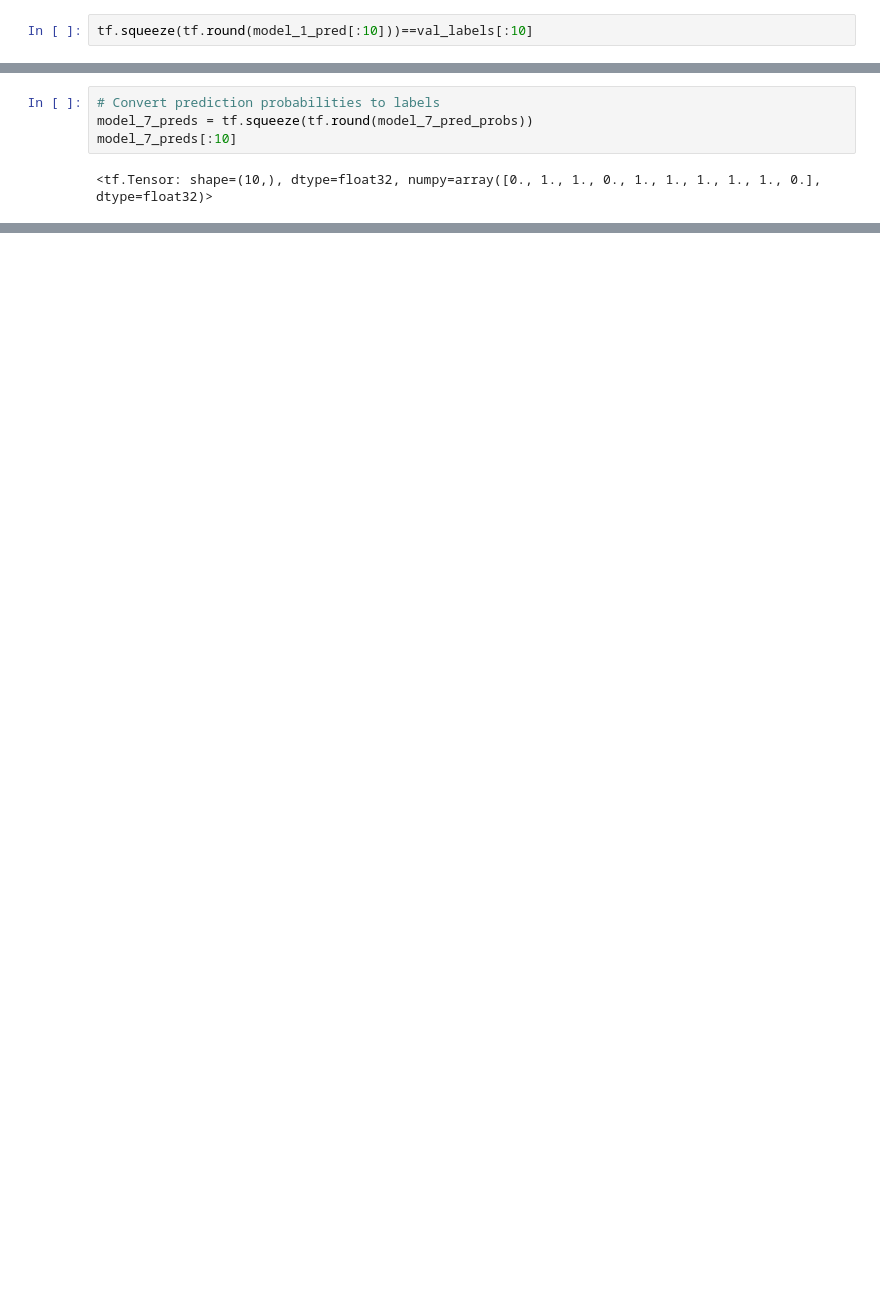
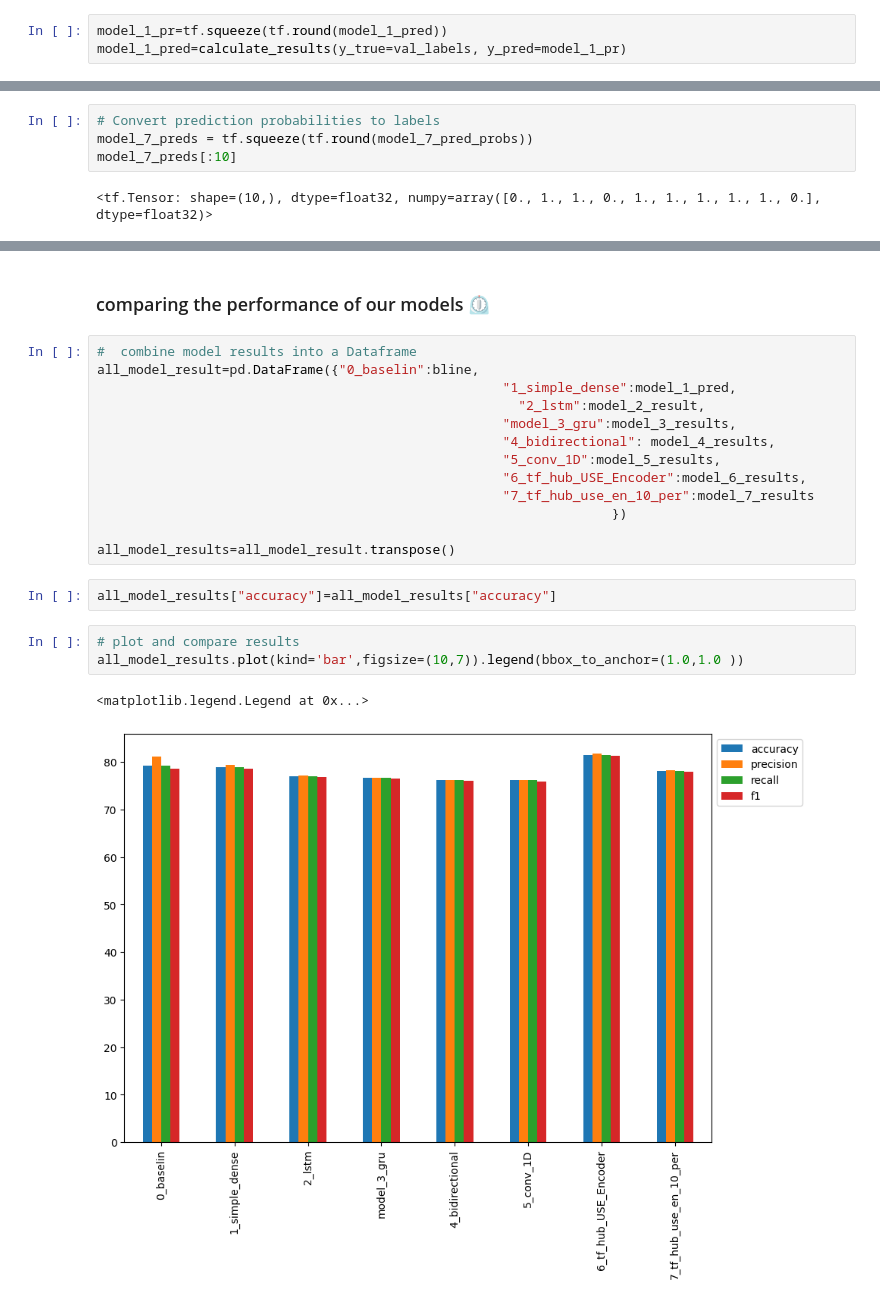
Before and after one commit to Henil21/Natural_Language_processing, a Jupyter notebook: NLP.ipynb, the cells around one changed output, grey strips where cells are left out. Cells and saved outputs as stored; diff of their text form; blank space fills up the shorter version.

```diff
--- a/NLP.ipynb
+++ b/NLP.ipynb
@@ -433,2 +433,3 @@ array([[0.4435298 ],
 # %%
-tf.squeeze(tf.round(model_1_pred[:10]))==val_labels[:10]
+model_1_pr=tf.squeeze(tf.round(model_1_pred))
+model_1_pred=calculate_results(y_true=val_labels, y_pred=model_1_pr)
@@ -1140,0 +1139,23 @@ model_7_results
+# %% [markdown]
+### comparing the performance of our models ⏲
+# %%
+#  combine model results into a Dataframe
+all_model_result=pd.DataFrame({"0_baselin":bline,
+                                                    "1_simple_dense":model_1_pred,
+                                                      "2_lstm":model_2_result,
+                                                    "model_3_gru":model_3_results,
+                                                    "4_bidirectional": model_4_results,
+                                                    "5_conv_1D":model_5_results,
+                                                    "6_tf_hub_USE_Encoder":model_6_results,
+                                                    "7_tf_hub_use_en_10_per":model_7_results
+                                                                  })
+
+all_model_results=all_model_result.transpose()
+# %%
+all_model_results["accuracy"]=all_model_results["accuracy"]
+# %%
+# plot and compare results
+all_model_results.plot(kind='bar',figsize=(10,7)).legend(bbox_to_anchor=(1.0,1.0 ))
+# %% [output]
+<matplotlib.legend.Legend at 0x...>
+[figure, added]
```
Also changed, not shown: parts of 31 cells of this notebook.
